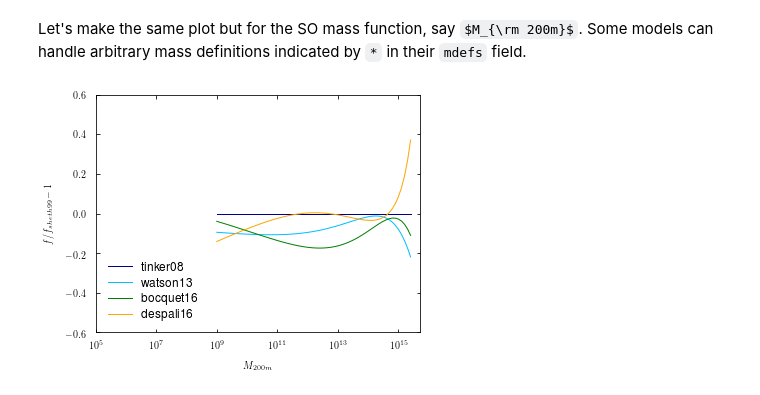
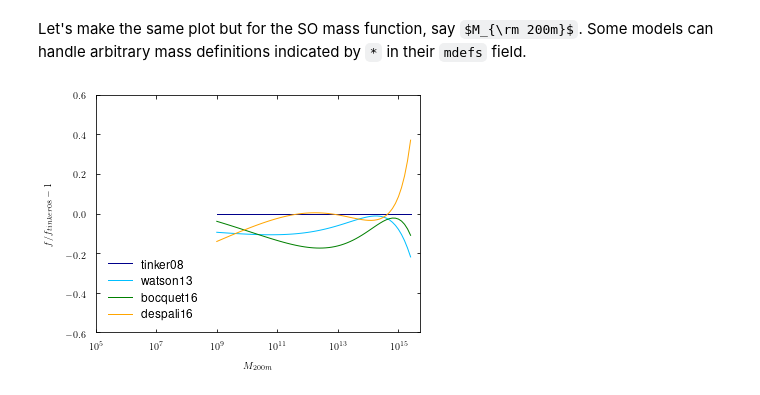
Before and after one commit to Shiriny24/colossus, a Jupyter notebook: tutorials/tutorial_lss_mass_function.ipynb, the cells around one changed output. Drawn from its saved outputs; the diff is of its cells as text; code cells hidden in the pictures; some formulas as TeX source.

```diff
--- a/tutorials/tutorial_lss_mass_function.ipynb
+++ b/tutorials/tutorial_lss_mass_function.ipynb
@@ -59,17 +59,17 @@ Let's make the same plot but for the SO mass function, say $M_{\rm 200m}$. Some
 # %%
 plt.figure()
 plt.xscale('log')
 plt.xlabel('$M_{200m}$')
-plt.ylabel('$f/f_{sheth99} - 1$')
+plt.ylabel('$f/f_{tinker08} - 1$')
 plt.xlim(1E5, 5E15)
 plt.ylim(-0.6, 0.6)
 plt.axhline(1.0, ls = '--', color = 'gray')
 
 ref = mass_function.massFunction(M, z, model = 'tinker08', mdef = '200m')
 for model in mass_function.models:
     if '200m' in mass_function.models[model].mdefs or '*' in mass_function.models[model].mdefs:
         mfunc = mass_function.massFunction(M, z, mdef = '200m', model = model)
         plt.plot(M, mfunc / ref - 1.0, '-', label = model)
 plt.legend(loc = 3);
 # %% [output]
-[figure, old version]
+[figure, new version]
```
Also changed, not shown: parts of 8 cells of this notebook, 3 other files.
